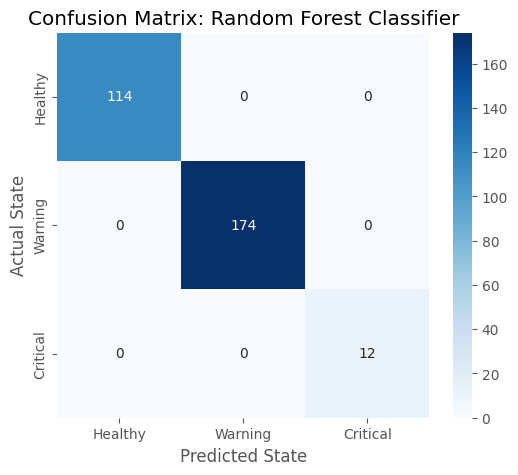
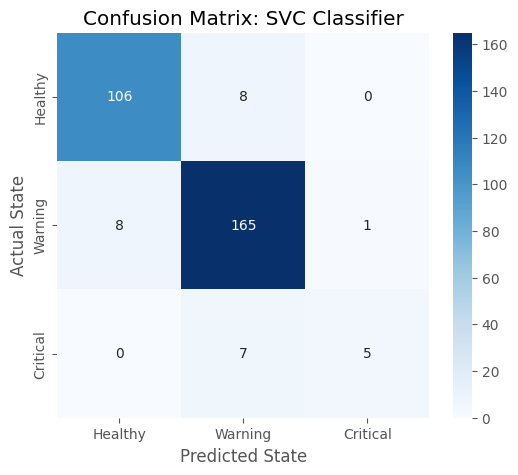
Unified diff of the notebook cell whose output changed from the first chart to the second:
--- before
+++ after
@@ -1,3 +1,3 @@
-cm = confusion_matrix(y_test, y_pred_rf)
+cm = confusion_matrix(y_test, y_pred_svc)
 
 plt.figure(figsize=(6, 5))
@@ -7,4 +7,4 @@
 plt.xlabel('Predicted State')
 plt.ylabel('Actual State')
-plt.title('Confusion Matrix: Random Forest Classifier')
+plt.title('Confusion Matrix: SVC Classifier')
 plt.show()

Commit: docs: add context and expected outcomes across notebooks